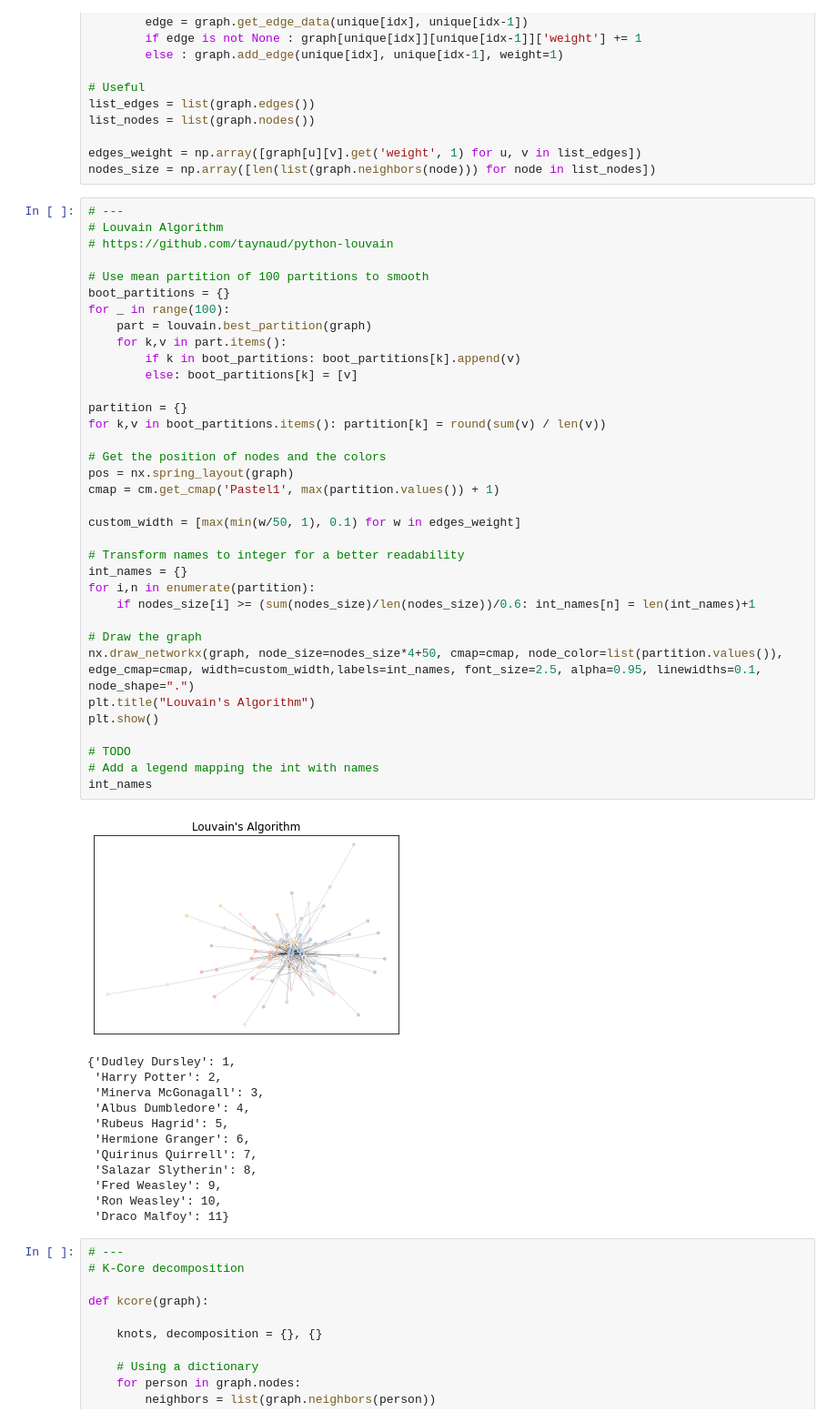
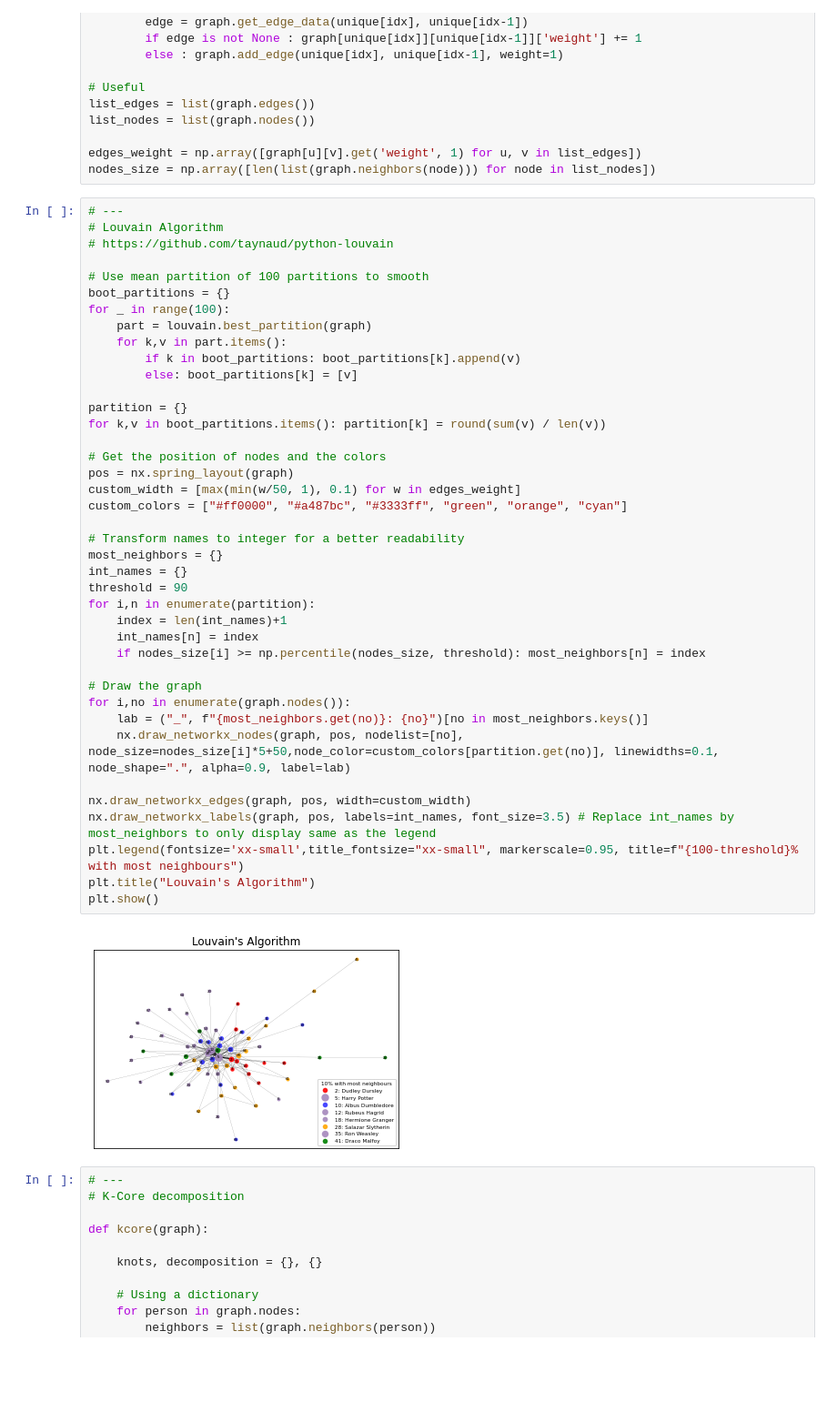
Before and after one commit to romaingrx/LINMA2472-Homeworks, a Jupyter notebook: Homework 1/Lioche_Book_Characters.ipynb, the cells around one changed output. Shown at 91% size. Saved outputs shown, nothing was run; the diff lists cells and outputs as text; blank space fills up the shorter version.

```diff
--- a/Homework 1/Lioche_Book_Characters.ipynb
+++ b/Homework 1/Lioche_Book_Characters.ipynb
@@ -111,51 +109,45 @@ nodes_size = np.array([len(list(graph.neighbors(node))) for node in list_nodes])
 # %%
 # ---
 # Louvain Algorithm
 # https://github.com/taynaud/python-louvain
 
 # Use mean partition of 100 partitions to smooth
 boot_partitions = {}
 for _ in range(100):
     part = louvain.best_partition(graph)
     for k,v in part.items():
         if k in boot_partitions: boot_partitions[k].append(v)
         else: boot_partitions[k] = [v]
 
 partition = {}
 for k,v in boot_partitions.items(): partition[k] = round(sum(v) / len(v))
 
 # Get the position of nodes and the colors
 pos = nx.spring_layout(graph)
-cmap = cm.get_cmap('Pastel1', max(partition.values()) + 1)
-
 custom_width = [max(min(w/50, 1), 0.1) for w in edges_weight]
+custom_colors = ["#ff0000", "#a487bc", "#3333ff", "green", "orange", "cyan"]
 
 # Transform names to integer for a better readability
+most_neighbors = {}
 int_names = {}
+threshold = 90
 for i,n in enumerate(partition):
-    if nodes_size[i] >= (sum(nodes_size)/len(nodes_size))/0.6: int_names[n] = len(int_names)+1
+    index = len(int_names)+1
+    int_names[n] = index
+    if nodes_size[i] >= np.percentile(nodes_size, threshold): most_neighbors[n] = index
 
 # Draw the graph
-nx.draw_networkx(graph, node_size=nodes_size*4+50, cmap=cmap, node_color=list(partition.values()), edge_cmap=cmap, width=custom_width,labels=int_names, font_size=2.5, alpha=0.95, linewidths=0.1, node_shape=".")
+for i,no in enumerate(graph.nodes()):
+    lab = ("_", f"{most_neighbors.get(no)}: {no}")[no in most_neighbors.keys()]
+    nx.draw_networkx_nodes(graph, pos, nodelist=[no], node_size=nodes_size[i]*5+50,node_color=custom_colors[partition.get(no)], linewidths=0.1, node_shape=".", alpha=0.9, label=lab)
+
+nx.draw_networkx_edges(graph, pos, width=custom_width)
+nx.draw_networkx_labels(graph, pos, labels=int_names, font_size=3.5) # Replace int_names by most_neighbors to only display same as the legend
+plt.legend(fontsize='xx-small',title_fontsize="xx-small", markerscale=0.95, title=f"{100-threshold}% with most neighbours")
 plt.title("Louvain's Algorithm")
 plt.show()
-
-# TODO
-# Add a legend mapping the int with names
-int_names
 # %% [output]
-[figure, old version]
+[figure, new version]
-{'Dudley Dursley': 1,
- 'Harry Potter': 2,
- 'Minerva McGonagall': 3,
- 'Albus Dumbledore': 4,
- 'Rubeus Hagrid': 5,
- 'Hermione Granger': 6,
- 'Quirinus Quirrell': 7,
- 'Salazar Slytherin': 8,
- 'Fred Weasley': 9,
- 'Ron Weasley': 10,
- 'Draco Malfoy': 11}
 # %%
 # ---
 # K-Core decomposition
```
Also changed, not shown: parts of 9 cells of this notebook.
